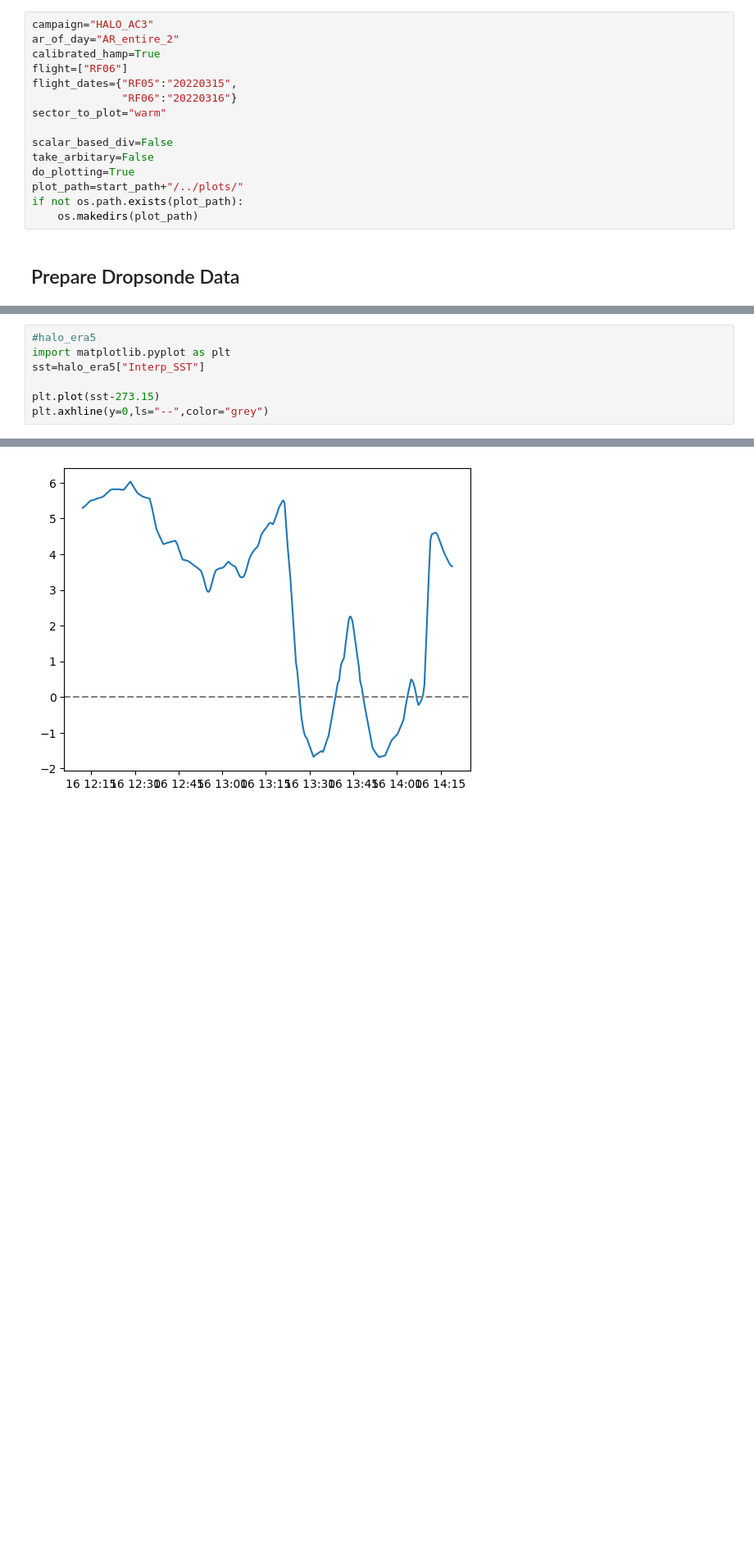
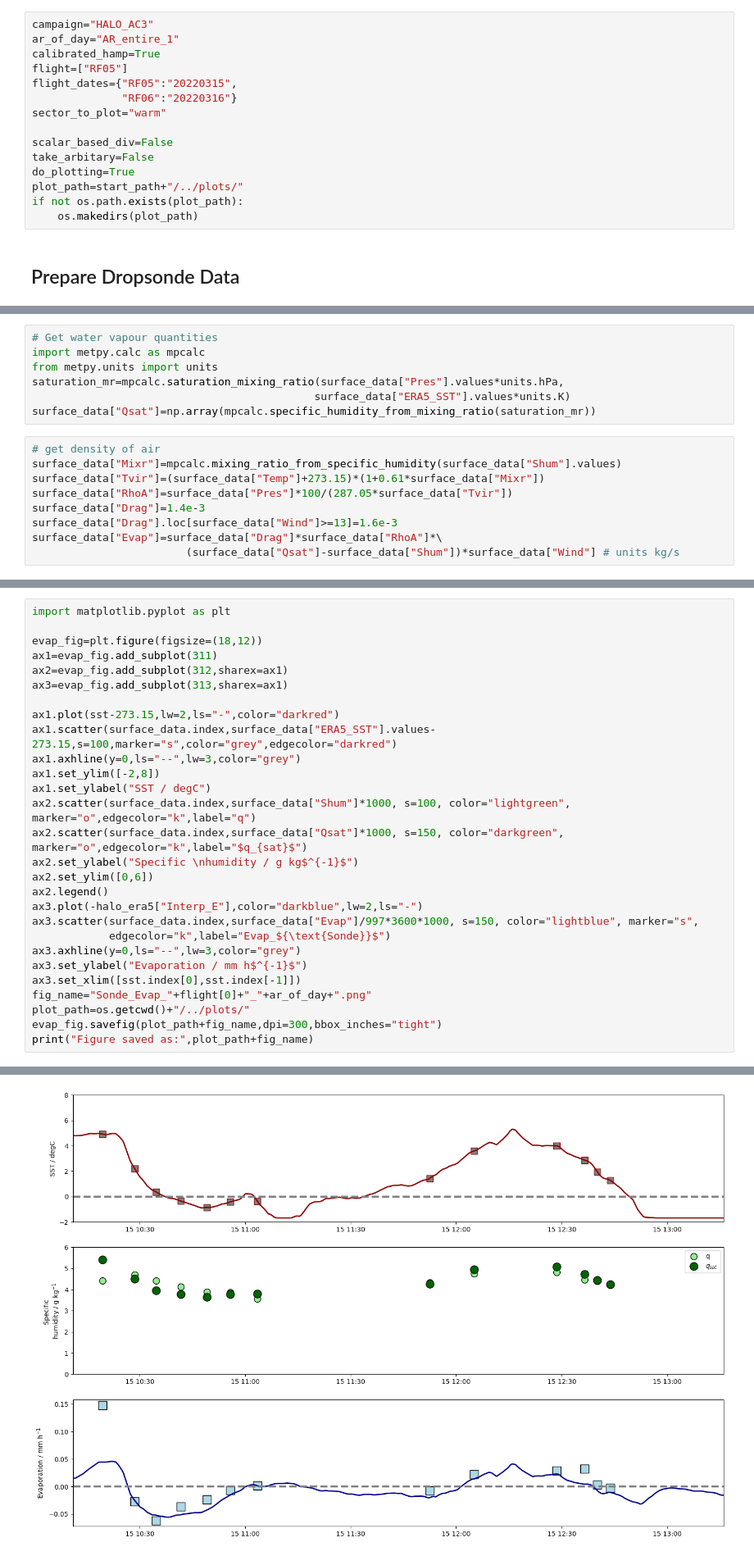
Before and after one commit to hdorff94/HALO_AC3_AR_Budget_Closure, a Jupyter notebook: notebooks/Dropsonde_Surface_Evaporation.ipynb, the cells around one changed output, grey strips where cells are left out. Shown at 82% size. Drawn from its saved outputs; the diff is of its cells as text; blank space fills up the shorter version.

Commit message:
Dropsonde based Surface Evaporation calculation

```diff
--- a/notebooks/Dropsonde_Surface_Evaporation.ipynb
+++ b/notebooks/Dropsonde_Surface_Evaporation.ipynb
@@ -72,9 +72,9 @@ performance=Performance.performance()
 ### Predefinitions
 # %%
 campaign="HALO_AC3"
-ar_of_day="AR_entire_2"
+ar_of_day="AR_entire_1"
 calibrated_hamp=True
-flight=["RF06"]
+flight=["RF05"]
 flight_dates={"RF05":"20220315",
               "RF06":"20220316"}
 sector_to_plot="warm"
@@ -136,0 +192,16 @@ for sonde in [*temp_sonde.keys()]:
+# %%
+# Get water vapour quantities
+import metpy.calc as mpcalc
+from metpy.units import units
+saturation_mr=mpcalc.saturation_mixing_ratio(surface_data["Pres"].values*units.hPa,
+                                            surface_data["ERA5_SST"].values*units.K)
+surface_data["Qsat"]=np.array(mpcalc.specific_humidity_from_mixing_ratio(saturation_mr))
+# %%
+# get density of air
+surface_data["Mixr"]=mpcalc.mixing_ratio_from_specific_humidity(surface_data["Shum"].values)
+surface_data["Tvir"]=(surface_data["Temp"]+273.15)*(1+0.61*surface_data["Mixr"])
+surface_data["RhoA"]=surface_data["Pres"]*100/(287.05*surface_data["Tvir"])
+surface_data["Drag"]=1.4e-3
+surface_data["Drag"].loc[surface_data["Wind"]>=13]=1.6e-3
+surface_data["Evap"]=surface_data["Drag"]*surface_data["RhoA"]*\
+                        (surface_data["Qsat"]-surface_data["Shum"])*surface_data["Wind"] # units kg/s
@@ -137,8 +231,29 @@ for sonde in [*temp_sonde.keys()]:
 # %%
-#halo_era5
 import matplotlib.pyplot as plt
-sst=halo_era5["Interp_SST"]
 
-plt.plot(sst-273.15)
-plt.axhline(y=0,ls="--",color="grey")
+evap_fig=plt.figure(figsize=(18,12))
+ax1=evap_fig.add_subplot(311)
+ax2=evap_fig.add_subplot(312,sharex=ax1)
+ax3=evap_fig.add_subplot(313,sharex=ax1)
+
+ax1.plot(sst-273.15,lw=2,ls="-",color="darkred")
+ax1.scatter(surface_data.index,surface_data["ERA5_SST"].values-273.15,s=100,marker="s",color="grey",edgecolor="darkred")
+ax1.axhline(y=0,ls="--",lw=3,color="grey")
+ax1.set_ylim([-2,8])
+ax1.set_ylabel("SST / degC")
+ax2.scatter(surface_data.index,surface_data["Shum"]*1000, s=100, color="lightgreen", marker="o",edgecolor="k",label="q")
+ax2.scatter(surface_data.index,surface_data["Qsat"]*1000, s=150, color="darkgreen", marker="o",edgecolor="k",label="$q_{sat}$")
+ax2.set_ylabel("Specific \nhumidity / g kg$^{-1}$")
+ax2.set_ylim([0,6])
+ax2.legend()
+ax3.plot(-halo_era5["Interp_E"],color="darkblue",lw=2,ls="-")
+ax3.scatter(surface_data.index,surface_data["Evap"]/997*3600*1000, s=150, color="lightblue", marker="s",
+            edgecolor="k",label="Evap_${\text{Sonde}}$")
+ax3.axhline(y=0,ls="--",lw=3,color="grey")
+ax3.set_ylabel("Evaporation / mm h$^{-1}$")
+ax3.set_xlim([sst.index[0],sst.index[-1]])
+fig_name="Sonde_Evap_"+flight[0]+"_"+ar_of_day+".png"
+plot_path=os.getcwd()+"/../plots/"
+evap_fig.savefig(plot_path+fig_name,dpi=300,bbox_inches="tight")
+print("Figure saved as:",plot_path+fig_name)
 # %% [output]
@@ -146 +261 @@ plt.axhline(y=0,ls="--",color="grey")
-[figure, old version]
+[figure, new version]
```
Also changed, not shown: parts of 7 cells of this notebook.
